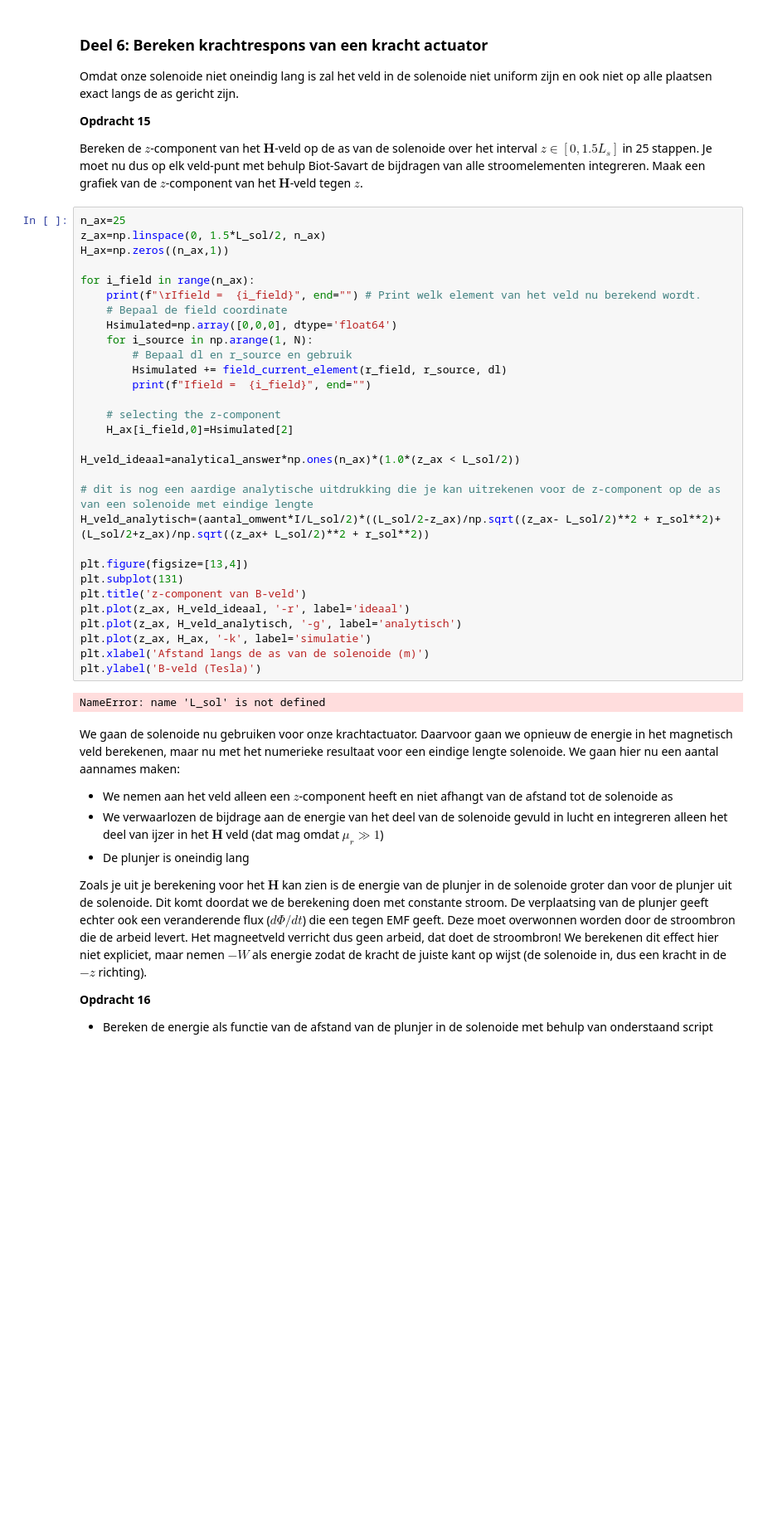
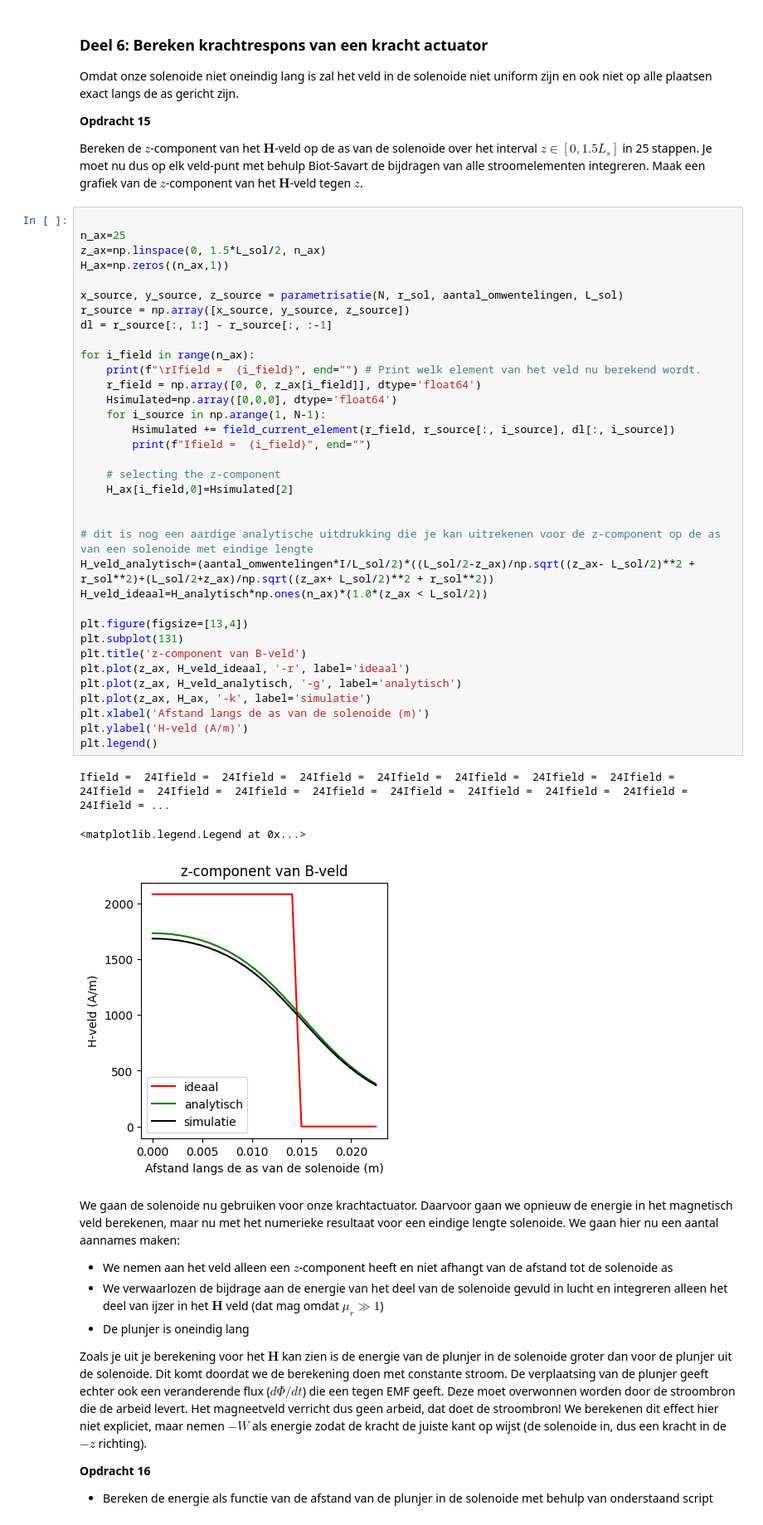
Before and after one commit to luucleclercq/opdrachten-DEF-D-Luuc, a Jupyter notebook: DigitaleOntwerpopdrachten/2KrachtactuatorOpdracht/2KrachtactuatorOpdracht/KrachtactuatorOpdracht.ipynb, the cells around one changed output. Shown at 83% size. Drawn from its saved outputs; the diff is of its cells as text; blank space fills up the shorter version.

```diff
--- a/DigitaleOntwerpopdrachten/2KrachtactuatorOpdracht/2KrachtactuatorOpdracht/KrachtactuatorOpdracht.ipynb
+++ b/DigitaleOntwerpopdrachten/2KrachtactuatorOpdracht/2KrachtactuatorOpdracht/KrachtactuatorOpdracht.ipynb
@@ -437,37 +509,44 @@ Omdat onze solenoide niet oneindig lang is zal het veld in de solenoide niet uni
 
 Bereken de $z$-component van het $\mathbf{H}$-veld op de as van de solenoide over het interval $z \in [0, 1.5L_s]$ in 25 stappen. Je moet nu dus op elk veld-punt met behulp Biot-Savart de bijdragen van alle stroomelementen integreren. Maak een grafiek van de $z$-component van het $\mathbf{H}$-veld tegen $z$.
 # %%
+
 n_ax=25
 z_ax=np.linspace(0, 1.5*L_sol/2, n_ax)
 H_ax=np.zeros((n_ax,1))
 
+x_source, y_source, z_source = parametrisatie(N, r_sol, aantal_omwentelingen, L_sol)
+r_source = np.array([x_source, y_source, z_source])
+dl = r_source[:, 1:] - r_source[:, :-1]
+
 for i_field in range(n_ax):
     print(f"\rIfield =  {i_field}", end="") # Print welk element van het veld nu berekend wordt.
-    # Bepaal de field coordinate
+    r_field = np.array([0, 0, z_ax[i_field]], dtype='float64')
     Hsimulated=np.array([0,0,0], dtype='float64')
-    for i_source in np.arange(1, N):
-        # Bepaal dl en r_source en gebruik
-        Hsimulated += field_current_element(r_field, r_source, dl)
+    for i_source in np.arange(1, N-1):
+        Hsimulated += field_current_element(r_field, r_source[:, i_source], dl[:, i_source])
         print(f"Ifield =  {i_field}", end="")
 
     # selecting the z-component
     H_ax[i_field,0]=Hsimulated[2]
 
-H_veld_ideaal=analytical_answer*np.ones(n_ax)*(1.0*(z_ax < L_sol/2))
 
 # dit is nog een aardige analytische uitdrukking die je kan uitrekenen voor de z-component op de as van een solenoide met eindige lengte
-H_veld_analytisch=(aantal_omwent*I/L_sol/2)*((L_sol/2-z_ax)/np.sqrt((z_ax- L_sol/2)**2 + r_sol**2)+(L_sol/2+z_ax)/np.sqrt((z_ax+ L_sol/2)**2 + r_sol**2))
+H_veld_analytisch=(aantal_omwentelingen*I/L_sol/2)*((L_sol/2-z_ax)/np.sqrt((z_ax- L_sol/2)**2 + r_sol**2)+(L_sol/2+z_ax)/np.sqrt((z_ax+ L_sol/2)**2 + r_sol**2))
+H_veld_ideaal=H_analytisch*np.ones(n_ax)*(1.0*(z_ax < L_sol/2))
 
 plt.figure(figsize=[13,4])
 plt.subplot(131)
 plt.title('z-component van B-veld')
 plt.plot(z_ax, H_veld_ideaal, '-r', label='ideaal')
 plt.plot(z_ax, H_veld_analytisch, '-g', label='analytisch')
 plt.plot(z_ax, H_ax, '-k', label='simulatie')
 plt.xlabel('Afstand langs de as van de solenoide (m)')
-plt.ylabel('B-veld (Tesla)')
+plt.ylabel('H-veld (A/m)')
+plt.legend()
 # %% [output]
-NameError: name 'L_sol' is not defined
+Ifield =  24Ifield =  24Ifield =  24Ifield =  24Ifield =  24Ifield =  24Ifield =  24Ifield =  24Ifield =  24Ifield =  24Ifield =  24Ifield =  24Ifield =  24Ifield =  24Ifield =  24Ifield =  24Ifield = ...
+<matplotlib.legend.Legend at 0x...>
+[figure, added]
 # %% [markdown]
 We gaan de solenoide nu gebruiken voor onze krachtactuator. Daarvoor gaan we opnieuw de energie in het magnetisch veld berekenen, maar nu met het numerieke resultaat voor een eindige lengte solenoide. We gaan hier nu een aantal aannames maken:
 * We nemen aan het veld alleen een $z$-component heeft en niet afhangt van de afstand tot de solenoide as
```
Also changed, not shown: parts of 22 cells of this notebook, 3 other files.
